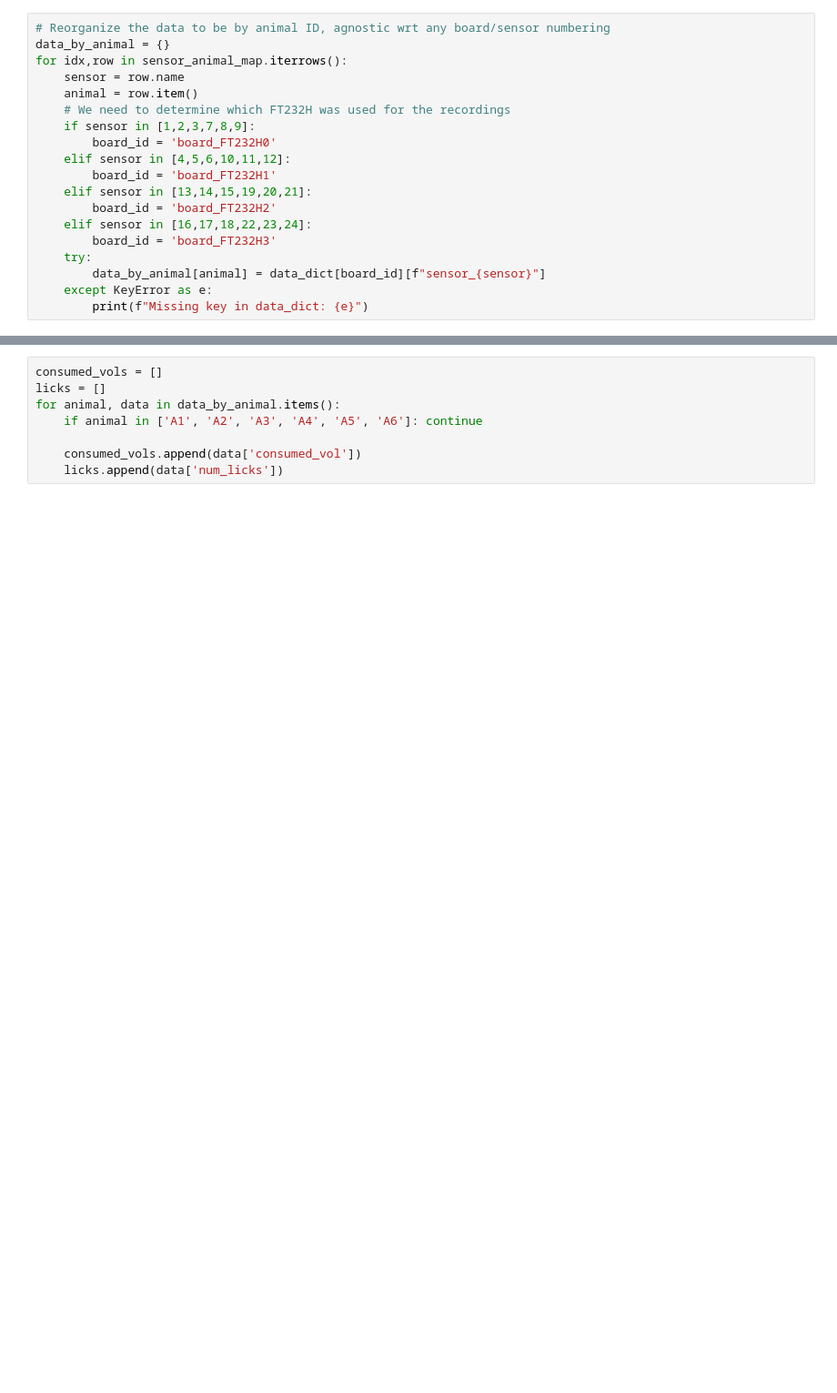
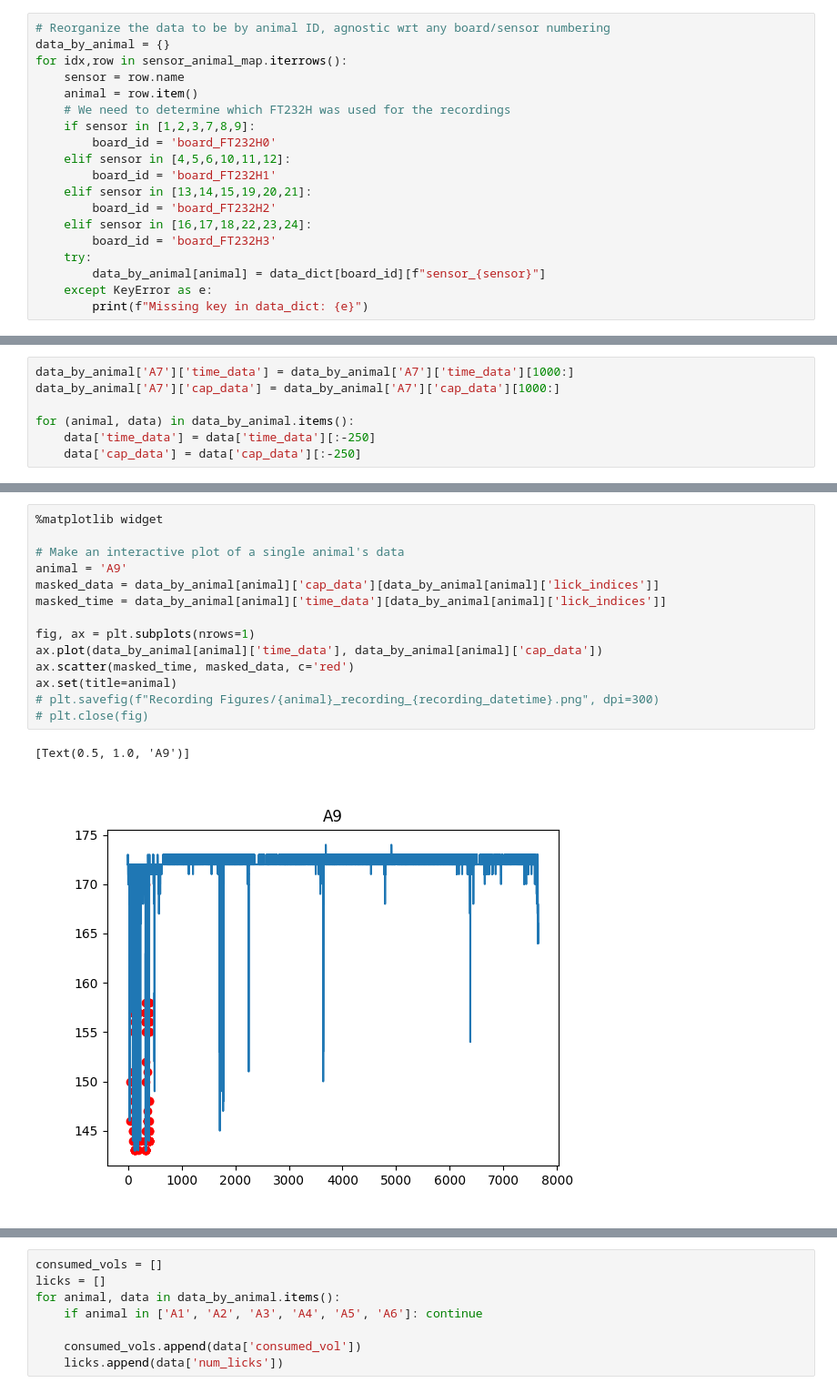
Before and after one commit to cparker-uc/Capacitive-Lick-Detection, a Jupyter notebook: MPR121_DataAnalysis.ipynb, the cells around one changed output, grey strips where cells are left out. Shown: that part at 91% size. Cells and saved outputs as stored; diff of their text form; blank space fills up the shorter version.

```diff
--- a/MPR121_DataAnalysis.ipynb
+++ b/MPR121_DataAnalysis.ipynb
@@ -181,0 +117,7 @@ for animal, data in data_by_animal.items():
+# %%
+data_by_animal['A7']['time_data'] = data_by_animal['A7']['time_data'][1000:]
+data_by_animal['A7']['cap_data'] = data_by_animal['A7']['cap_data'][1000:]
+
+for (animal, data) in data_by_animal.items():
+    data['time_data'] = data['time_data'][:-250]
+    data['cap_data'] = data['cap_data'][:-250]
@@ -181,0 +193,17 @@ for animal, data in data_by_animal.items():
+# %%
+%matplotlib widget
+
+# Make an interactive plot of a single animal's data
+animal = 'A9'
+masked_data = data_by_animal[animal]['cap_data'][data_by_animal[animal]['lick_indices']]
+masked_time = data_by_animal[animal]['time_data'][data_by_animal[animal]['lick_indices']]
+
+fig, ax = plt.subplots(nrows=1)
+ax.plot(data_by_animal[animal]['time_data'], data_by_animal[animal]['cap_data'])
+ax.scatter(masked_time, masked_data, c='red')
+ax.set(title=animal)
+# plt.savefig(f"Recording Figures/{animal}_recording_{recording_datetime}.png", dpi=300)
+# plt.close(fig)
+# %% [output]
+[Text(0.5, 1.0, 'A9')]
+[figure, added]
```
Also changed, not shown: parts of 8 cells of this notebook.
